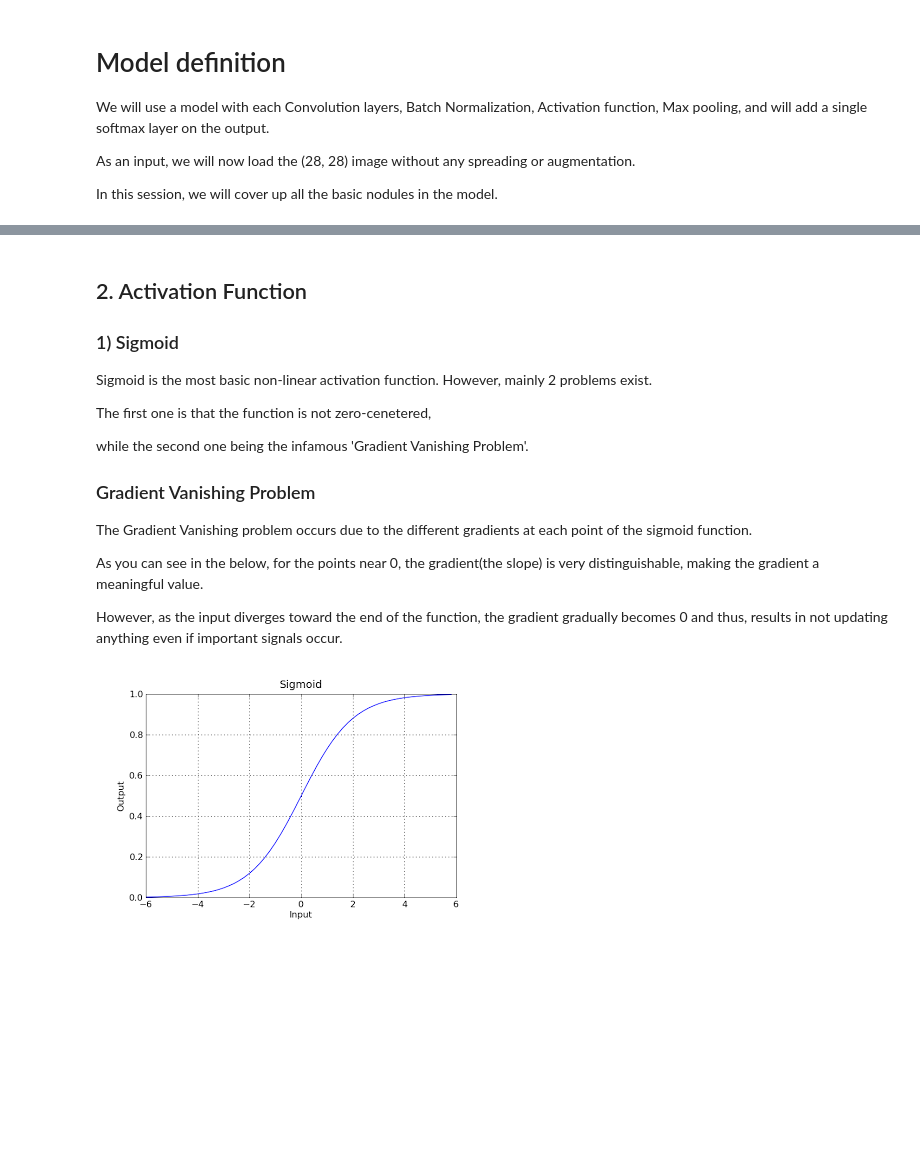
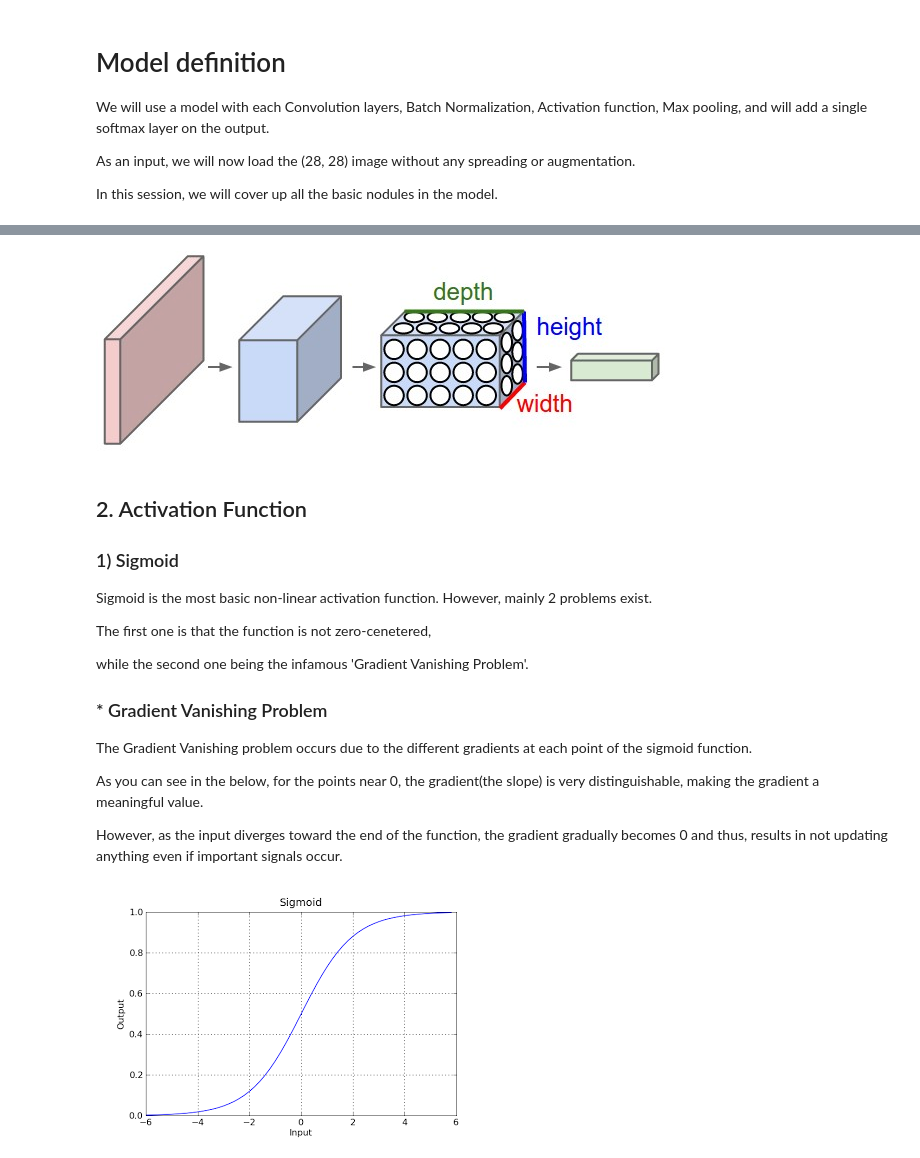
Before and after one commit to bmsookim/torch-tutorial, a Jupyter notebook: 04-CNN/CNN_mnist.ipynb, the cells around one changed output, grey strips where cells are left out. Cells and saved outputs as stored; diff of their text form; code cells hidden in the pictures; blank space fills up the shorter version.

```diff
--- a/04-CNN/CNN_mnist.ipynb
+++ b/04-CNN/CNN_mnist.ipynb
@@ -136,3 +148,7 @@ In this session, we will cover up all the basic nodules in the model.
+# %%
+itorch.image('./ConvolutionalNeuralNetwork/cnn.jpeg')
+# %% [output]
+[figure, added]
 # %% [markdown]
 ## 2. Activation Function
 
@@ -144,7 +160,7 @@ The first one is that the function is not zero-cenetered,
 
 while the second one being the infamous 'Gradient Vanishing Problem'.
 
-### Gradient Vanishing Problem
+### * Gradient Vanishing Problem
 
 The Gradient Vanishing problem occurs due to the different gradients at each point of the sigmoid function.
 
```
Also changed, not shown: parts of 6 cells of this notebook, 5 other files.
